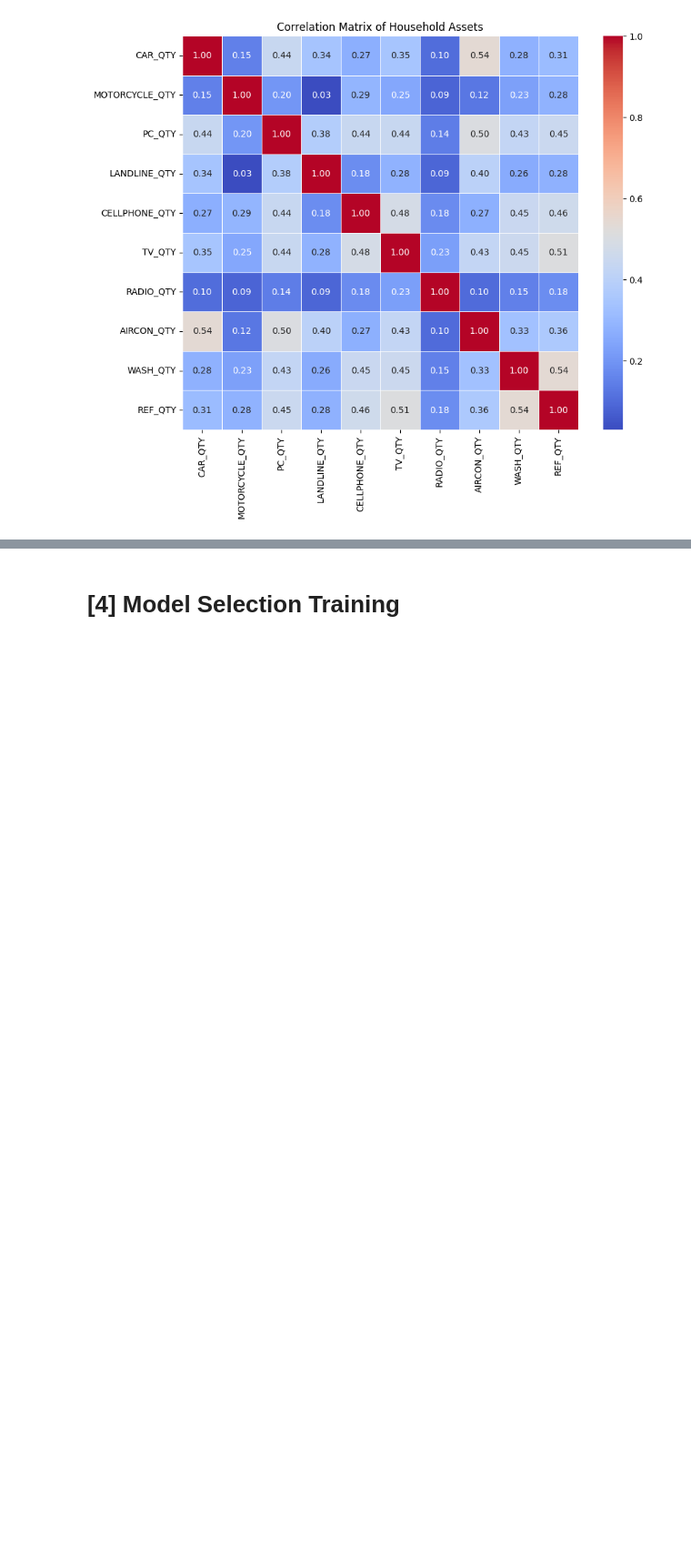
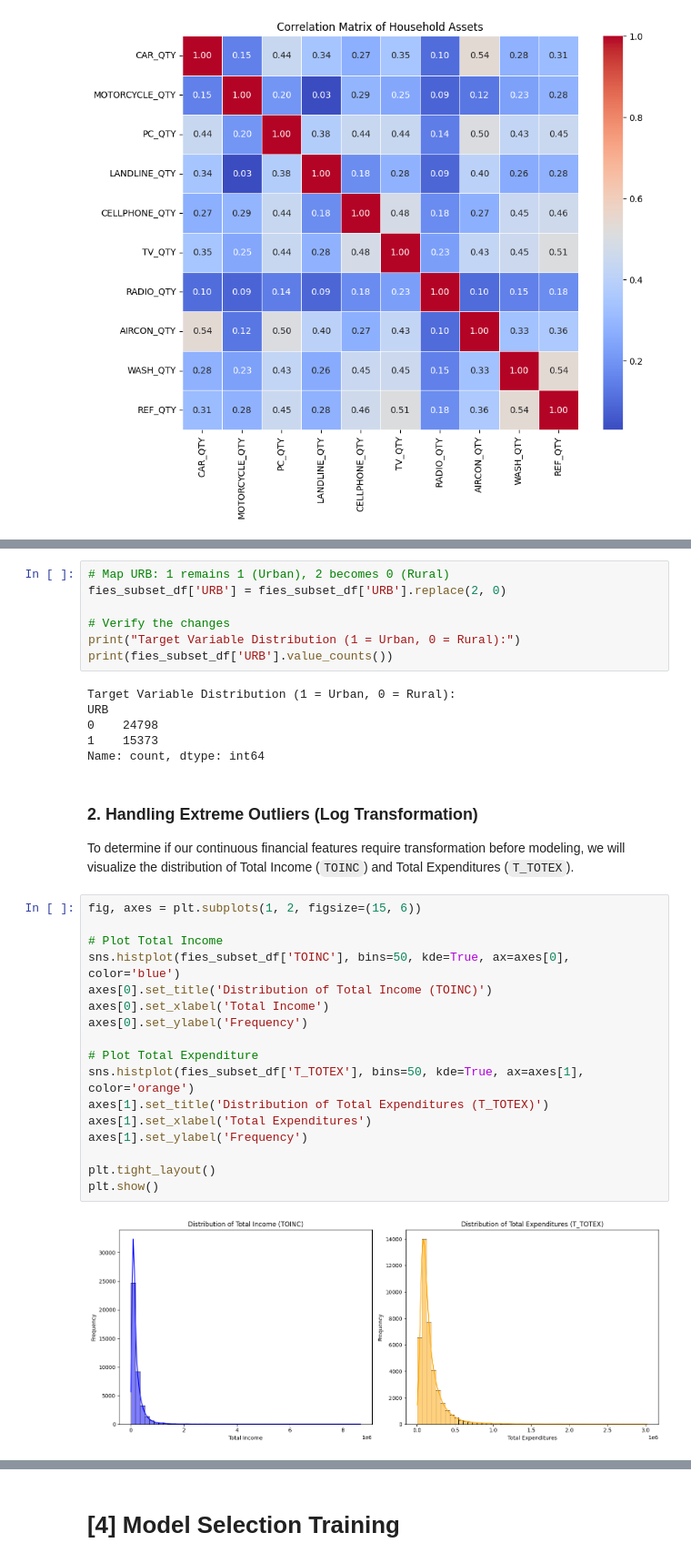
Before and after one commit to NebulaRojo9/STINTSY-MCO, a Jupyter notebook: Group2_nb.ipynb, the cells around one changed output, grey strips where cells are left out. Shown at 91% size. Saved outputs shown, nothing was run; the diff lists cells and outputs as text; blank space fills up the shorter version.

```diff
--- a/Group2_nb.ipynb
+++ b/Group2_nb.ipynb
@@ -614,0 +621,35 @@ sample text here
+# %%
+# Map URB: 1 remains 1 (Urban), 2 becomes 0 (Rural)
+fies_subset_df['URB'] = fies_subset_df['URB'].replace(2, 0)
+
+# Verify the changes
+print("Target Variable Distribution (1 = Urban, 0 = Rural):")
+print(fies_subset_df['URB'].value_counts())
+# %% [output]
+Target Variable Distribution (1 = Urban, 0 = Rural):
+URB
+0    24798
+1    15373
+Name: count, dtype: int64
+# %% [markdown]
+### 2. Handling Extreme Outliers (Log Transformation)
+To determine if our continuous financial features require transformation before modeling, we will visualize the distribution of Total Income (`TOINC`) and Total Expenditures (`T_TOTEX`).
+# %%
+fig, axes = plt.subplots(1, 2, figsize=(15, 6))
+
+# Plot Total Income
+sns.histplot(fies_subset_df['TOINC'], bins=50, kde=True, ax=axes[0], color='blue')
+axes[0].set_title('Distribution of Total Income (TOINC)')
+axes[0].set_xlabel('Total Income')
+axes[0].set_ylabel('Frequency')
+
+# Plot Total Expenditure
+sns.histplot(fies_subset_df['T_TOTEX'], bins=50, kde=True, ax=axes[1], color='orange')
+axes[1].set_title('Distribution of Total Expenditures (T_TOTEX)')
+axes[1].set_xlabel('Total Expenditures')
+axes[1].set_ylabel('Frequency')
+
+plt.tight_layout()
+plt.show()
+# %% [output]
+[figure, added]
```
Also changed, not shown: parts of 12 cells of this notebook.
